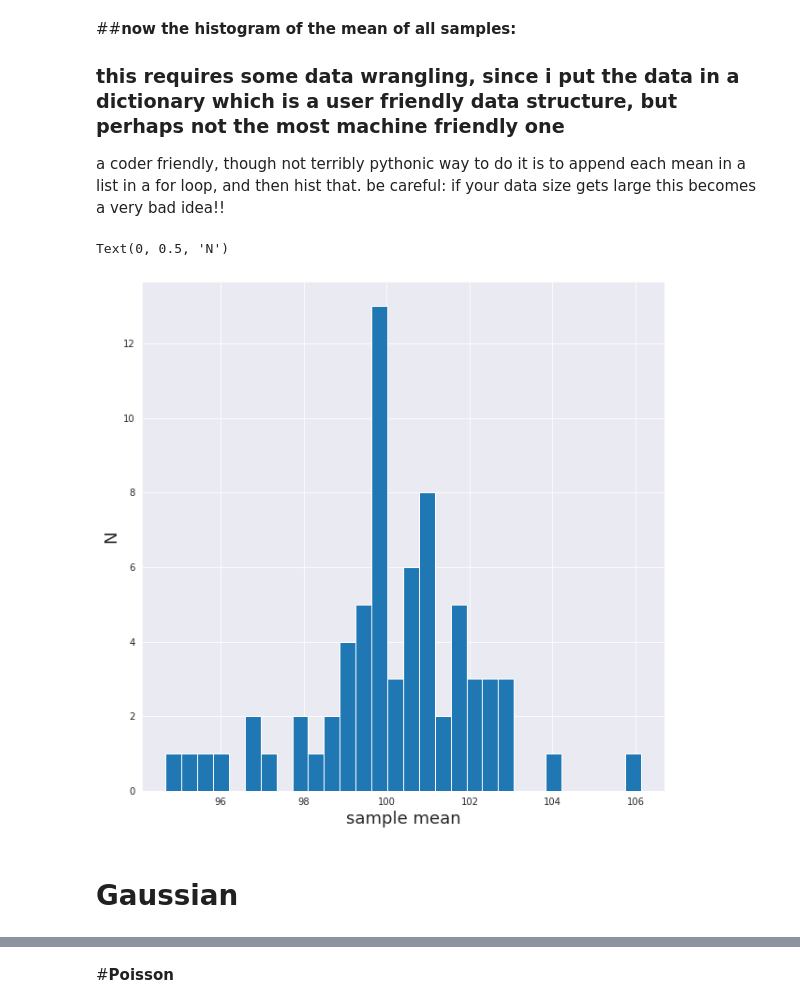
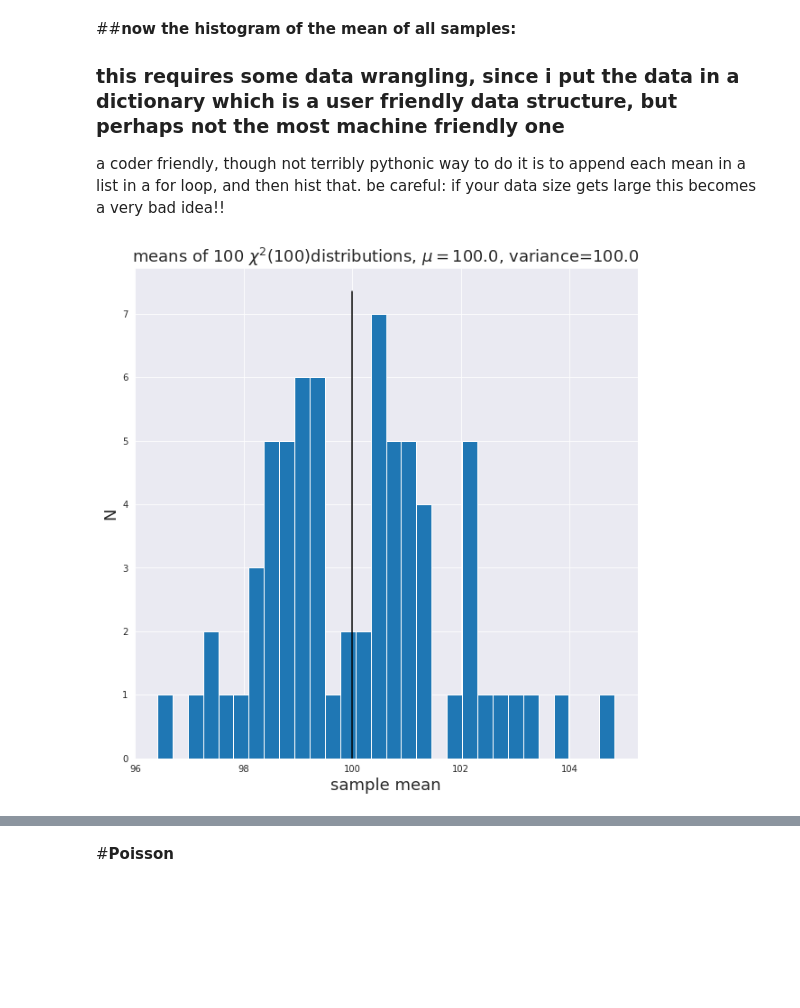
Before and after one commit to MarcoM95/MLPNS2021, a Jupyter notebook: MLPNS2021_ClassStats_23_03_21_.ipynb, the cells around one changed output, grey strips where cells are left out. Cells and saved outputs as stored; diff of their text form; code cells hidden in the pictures; blank space fills up the shorter version.

```diff
--- a/MLPNS2021_ClassStats_23_03_21_.ipynb
+++ b/MLPNS2021_ClassStats_23_03_21_.ipynb
@@ -125,4 +135,6 @@ pl.ylabel("size of the array", fontsize = 18);
 # %%
+np.random.seed(123)
+
 # I am gonna overwrite the disctionary entry created into a nested dictionary
 # the outside dictionary hosts the distributions as dictionary,
 # and each distribution dictionary contains the 100 distribution (arrays of diferent sizes)
@@ -137,17 +149,17 @@ for n in mysize:
 # save the means for plotting later
 
 md['chisq']['means'] = {}
-axchisq_mu_n = pl.figure(figsize=(10,6)).add_subplot(111)
+axchisq_mu_n = plt.figure(figsize=(10,6)).add_subplot(111);
 
 for nn in md['chisq']:
     if not type(nn) == str:
         md['chisq']['means'][nn] = md['chisq'][nn].mean()
         #and plot it
-        axchisq_mu_n.plot(nn, md['chisq']['means'][nn], 'o')
-        axchisq_mu_n.set_xlabel('sample size', fontsize=18)
-        axchisq_mu_n.set_ylabel('sample mean', fontsize=18)
-        axchisq_mu_n.set_title('Chi squared', fontsize=18)
-        axchisq_mu_n.plot([min(mysize), max(mysize)], [df, df], 'k')
+        axchisq_mu_n.plot(nn, md['chisq']['means'][nn], 'o');
+        axchisq_mu_n.set_xlabel('sample size', fontsize=18);
+        axchisq_mu_n.set_ylabel('sample mean', fontsize=18);
+        axchisq_mu_n.set_title('Chi squared(dof), dof=%d, mean = %.1f, variance = %.1f'%(df,df,df*2), fontsize=18)
+        axchisq_mu_n.plot([min(mysize), max(mysize)], [df, df], 'k');
 axchisq_mu_n.text(axchisq_mu_n.get_xlim()[1] * .6, 100, "expected mean",
-                  va="bottom", fontsize=20)
+                  va="bottom", fontsize=20);
 # %% [output]
@@ -158,14 +171,16 @@ Text(1259.3999999999999, 100, 'expected mean')
 ### **this requires some data wrangling, since i put the data in a dictionary which is a user friendly data structure, but perhaps not the most machine friendly one**
 a coder friendly, though not terribly pythonic way to do it is to append each mean in a list in a for loop, and then hist that. be careful: if your data size gets large this becomes a very bad idea!!
 # %%
+np.random.seed(123)
+
 allmeans = list(md['chisq']['means'].values())
 
-pl.figure(figsize=(10, 10))
-pl.hist(allmeans,bins=30)
-pl.xlabel('sample mean', fontsize = 18)
-pl.ylabel('N', fontsize = 18)
+plt.figure(figsize=(10, 10));
+plt.hist(allmeans, bins=30);
+plt.plot([mymean, mymean], plt.ylim(), 'k-');
+plt.title('means of 100 $\chi^2(%d)$'%df+'distributions, $\mu=%.1f$'%df+
+          ', variance=%.1f'%df, fontsize = 18);
+plt.xlabel('sample mean', fontsize = 18);
+plt.ylabel('N', fontsize = 18);
 # %% [output]
-Text(0, 0.5, 'N')
-[figure, old version]
+[figure, new version]
-# %% [markdown]
-# **Gaussian**
```
Also changed, not shown: parts of 27 cells of this notebook.
